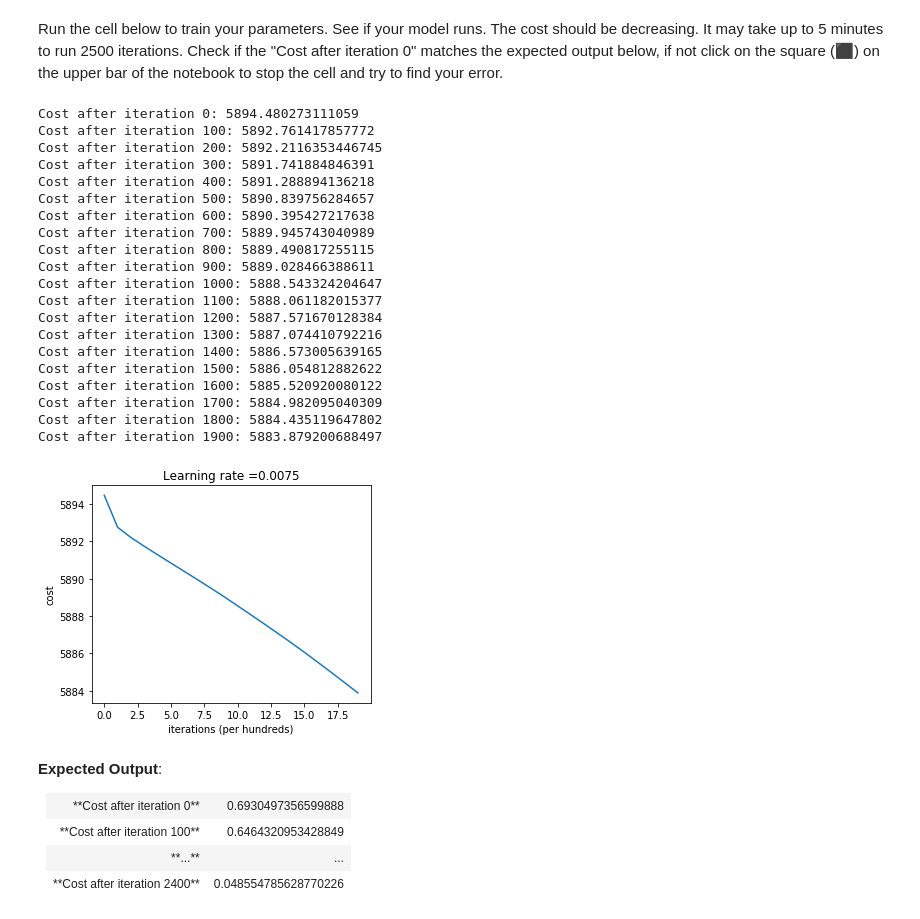
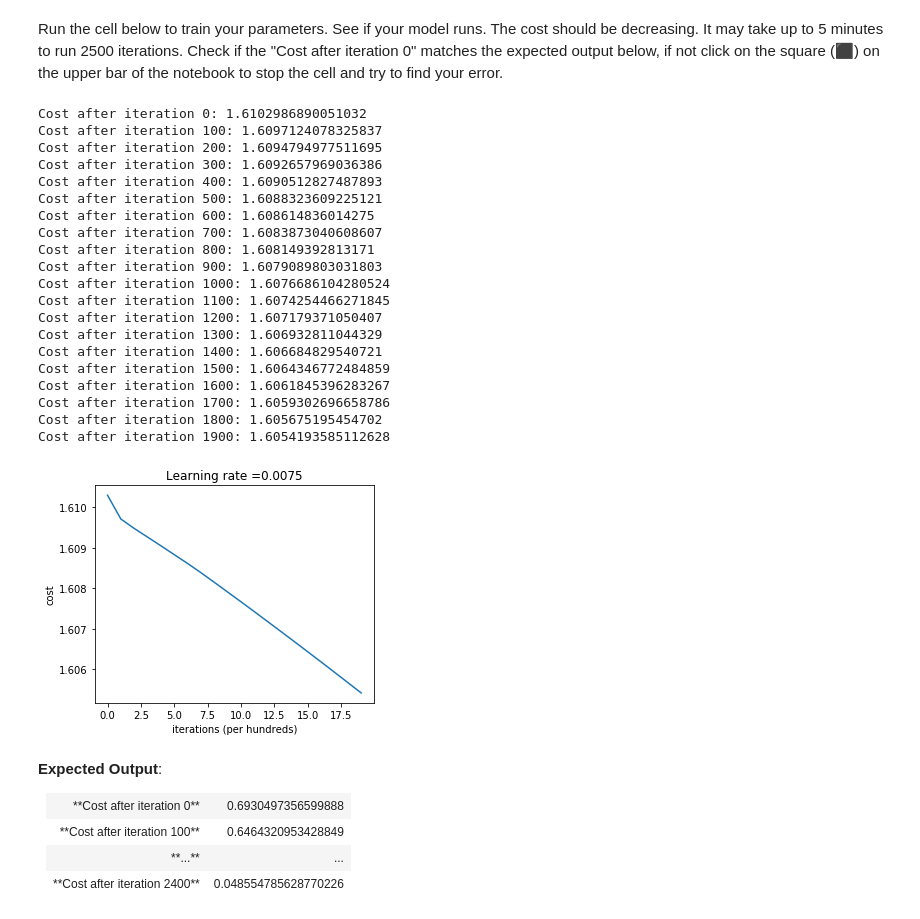
Before and after one commit to Adikhaire/Neural-Network-Image-Classification-, a Jupyter notebook: Deep+Neural+Network+-+Application+v8.ipynb, the cells around one changed output. Drawn from its saved outputs; the diff is of its cells as text; code cells hidden in the pictures.

```diff
--- a/Deep+Neural+Network+-+Application+v8.ipynb
+++ b/Deep+Neural+Network+-+Application+v8.ipynb
@@ -91,4 +96,0 @@ Use Pillow instead: ``numpy.array(Image.fromarray(arr).resize())``.
-# %%
-train_x_flatten = train_x_flatten[:,1:]
-temp = pd.DataFrame(train_y['Target'])
-train_y_org = np.array(pd.get_dummies(temp)).reshape((5, 3662))
@@ -117,0 +97,17 @@ train_y_org = np.array(pd.get_dummies(temp)).reshape((5, 3662))
+# %%
+# Split the dataset into train, dev and test dataset.
+split_value_1 = round(0.6 * train_x_flatten.shape[1])
+split_value_2 = split_value_1 + round(0.2 * train_x_flatten.shape[1])
+split_value_3 = split_value_2 + round(0.2 * train_x_flatten.shape[1])
+
+train_X = train_x_flatten[:, :split_value_1]
+dev_X = train_x_flatten[:, split_value_1:split_value_2]
+test_X = train_x_flatten[:, split_value_2:split_value_3]
+
+print("Shape of train, dev, test for input", train_X.shape, dev_X.shape, test_X.shape)
+train_y = train_y.reshape((5, 3662))
+train_Y = train_y[:, :split_value_1]
+dev_Y = train_y[:, split_value_1:split_value_2]
+test_Y = train_y[:, split_value_2:split_value_3]
+
+print("Shape of train, dev, test for target", train_Y.shape, dev_Y.shape, test_Y.shape)
@@ -342,35 +298,29 @@ def two_layer_model(X, Y, layers_dims, learning_rate = 0.0075, num_iterations =
 # %% [markdown]
 Run the cell below to train your parameters. See if your model runs. The cost should be decreasing. It may take up to 5 minutes to run 2500 iterations. Check if the "Cost after iteration 0" matches the expected output below, if not click on the square (⬛) on the upper bar of the notebook to stop the cell and try to find your error.
 # %%
-train_x_new = train_x_flatten
-train_y_new = train_y_org
-
-#print the shape values
-#print(train_x.shape)
-#print(train_y.shape)
-parameters = two_layer_model(train_x_new, train_y_new, layers_dims = (n_x, n_h, n_y), num_iterations = 2000, print_cost=True)
+parameters = two_layer_model(train_X, train_Y, layers_dims = (n_x, n_h, n_y), num_iterations = 2000, print_cost=True)
 # %% [output]
-Cost after iteration 0: 5894.480273111059
-Cost after iteration 100: 5892.761417857772
-Cost after iteration 200: 5892.2116353446745
-Cost after iteration 300: 5891.741884846391
-Cost after iteration 400: 5891.288894136218
-Cost after iteration 500: 5890.839756284657
-Cost after iteration 600: 5890.395427217638
-Cost after iteration 700: 5889.945743040989
-Cost after iteration 800: 5889.490817255115
-Cost after iteration 900: 5889.028466388611
-Cost after iteration 1000: 5888.543324204647
-Cost after iteration 1100: 5888.061182015377
-Cost after iteration 1200: 5887.571670128384
-Cost after iteration 1300: 5887.074410792216
-Cost after iteration 1400: 5886.573005639165
-Cost after iteration 1500: 5886.054812882622
-Cost after iteration 1600: 5885.520920080122
-Cost after iteration 1700: 5884.982095040309
-Cost after iteration 1800: 5884.435119647802
-Cost after iteration 1900: 5883.879200688497
+Cost after iteration 0: 1.6102986890051032
+Cost after iteration 100: 1.6097124078325837
+Cost after iteration 200: 1.6094794977511695
+Cost after iteration 300: 1.6092657969036386
+Cost after iteration 400: 1.6090512827487893
+Cost after iteration 500: 1.6088323609225121
+Cost after iteration 600: 1.608614836014275
+Cost after iteration 700: 1.6083873040608607
+Cost after iteration 800: 1.608149392813171
+Cost after iteration 900: 1.6079089803031803
+Cost after iteration 1000: 1.6076686104280524
+Cost after iteration 1100: 1.6074254466271845
+Cost after iteration 1200: 1.607179371050407
+Cost after iteration 1300: 1.606932811044329
+Cost after iteration 1400: 1.606684829540721
+Cost after iteration 1500: 1.6064346772484859
+Cost after iteration 1600: 1.6061845396283267
+Cost after iteration 1700: 1.6059302696658786
+Cost after iteration 1800: 1.605675195454702
+Cost after iteration 1900: 1.6054193585112628
-[figure, old version]
+[figure, new version]
 # %% [markdown]
 **Expected Output**:
 <table>
```
Also changed, not shown: parts of 16 cells of this notebook, 1 other file.
